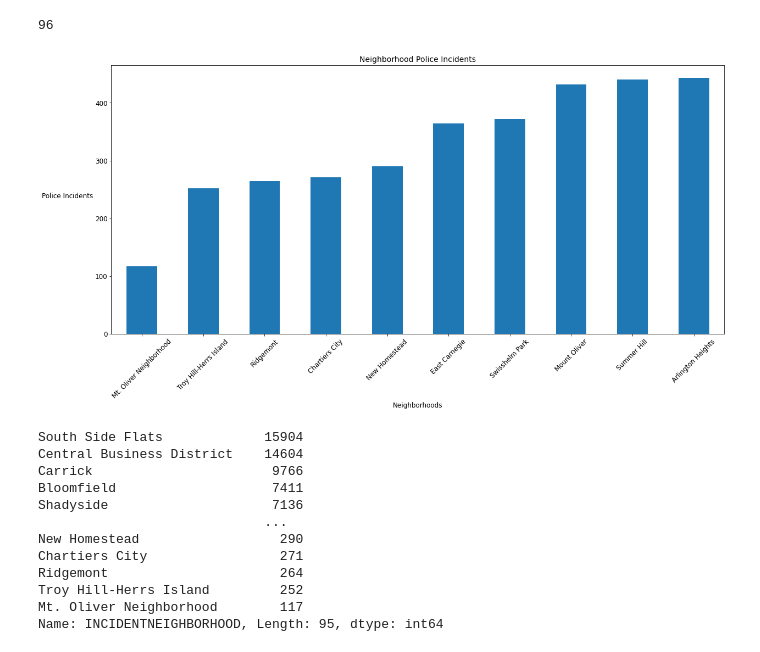
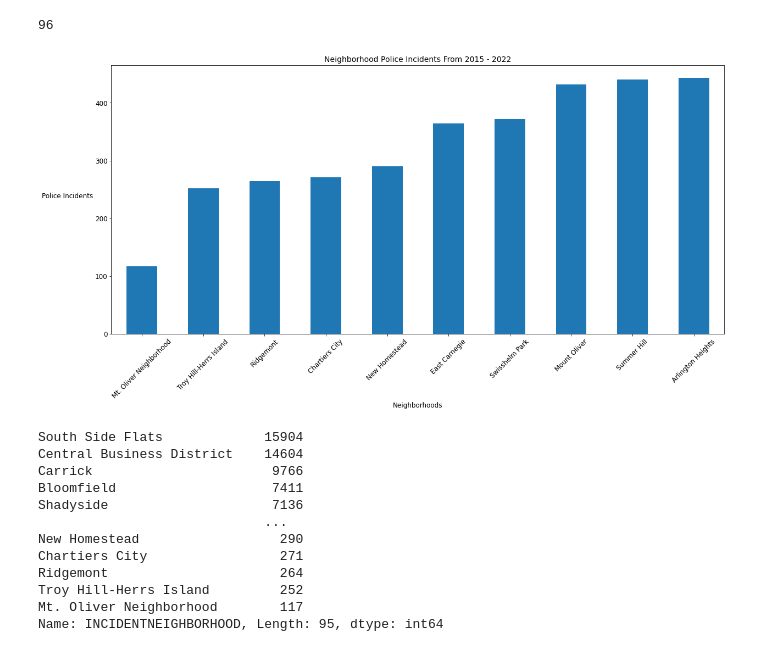
Before and after one commit to EddieTrey/CMPINF0010-Final-Project, a Jupyter notebook: Edward's Notebook/edward.ipynb, the cells around one changed output. Cells and saved outputs as stored; diff of their text form; code cells hidden in the pictures.

```diff
--- a/Edward's Notebook/edward.ipynb
+++ b/Edward's Notebook/edward.ipynb
@@ -25,17 +25,17 @@ df_reverse10 = df_reverse.iloc[:10]                 # show only first 10 neighbo
 # %%
 plt.rcParams["figure.figsize"] = [20,9]     # setting graph size or else it's too small
 df_reverse10.plot.bar()                     # graphing our dataframe
-plt.title("Neighborhood Police Incidents", fontsize = 14)   # graph title
+plt.title("Neighborhood Police Incidents From 2015 - 2022", fontsize = 14)   # graph title
 plt.xticks(fontsize = 12,rotation=45)       # rorate x-axis for readability
 plt.xlabel("Neighborhoods", fontsize = 12)  # set x-axis label
 
 plt.yticks(fontsize = 12)                   # rotate x-axis for readability
 plt.ylabel("Police Incidents", fontsize = 12, rotation = 0, labelpad = 50)  # y-axis label, padding because it enters the graph body
 plt.show()                                  # show graph more cleanly
 
 # hills island is part of troy hills neighborhood
 # %% [output]
-[figure, old version]
+[figure, new version]
 # %%
 df.INCIDENTNEIGHBORHOOD.value_counts()
 # %% [output]
```
Also changed, not shown: parts of 1 cell of this notebook, 1 other file.
